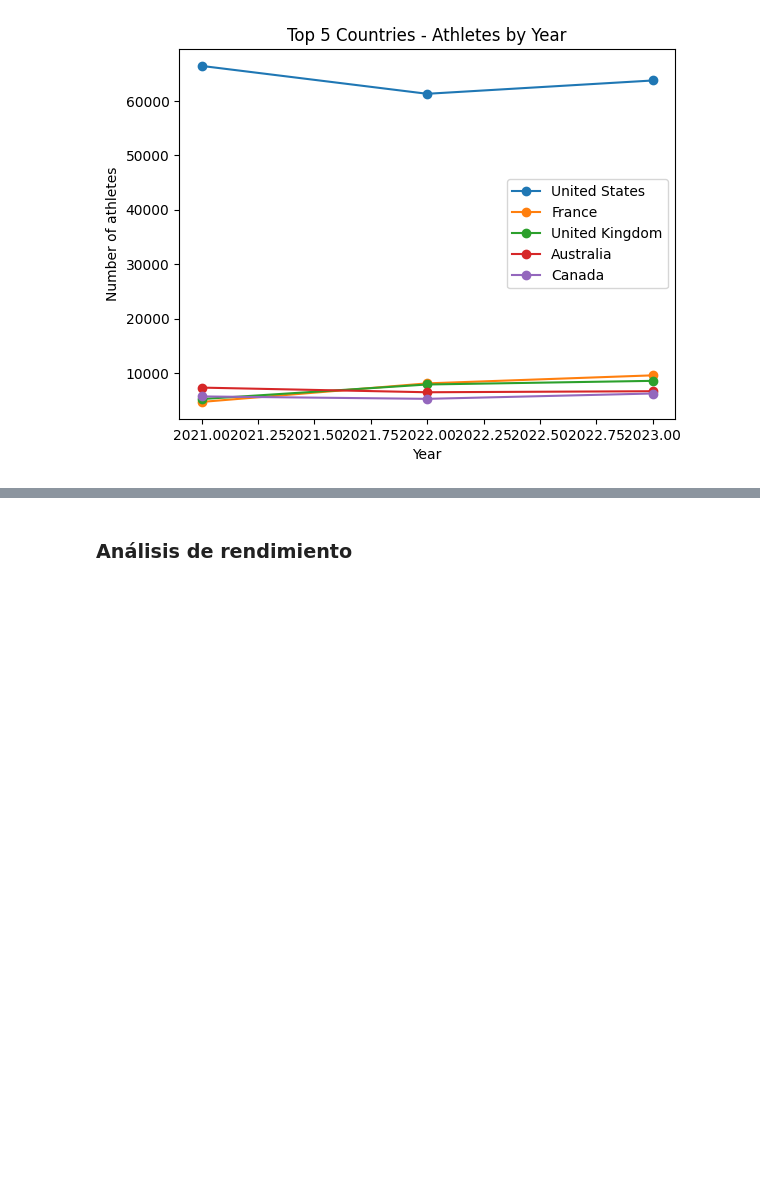
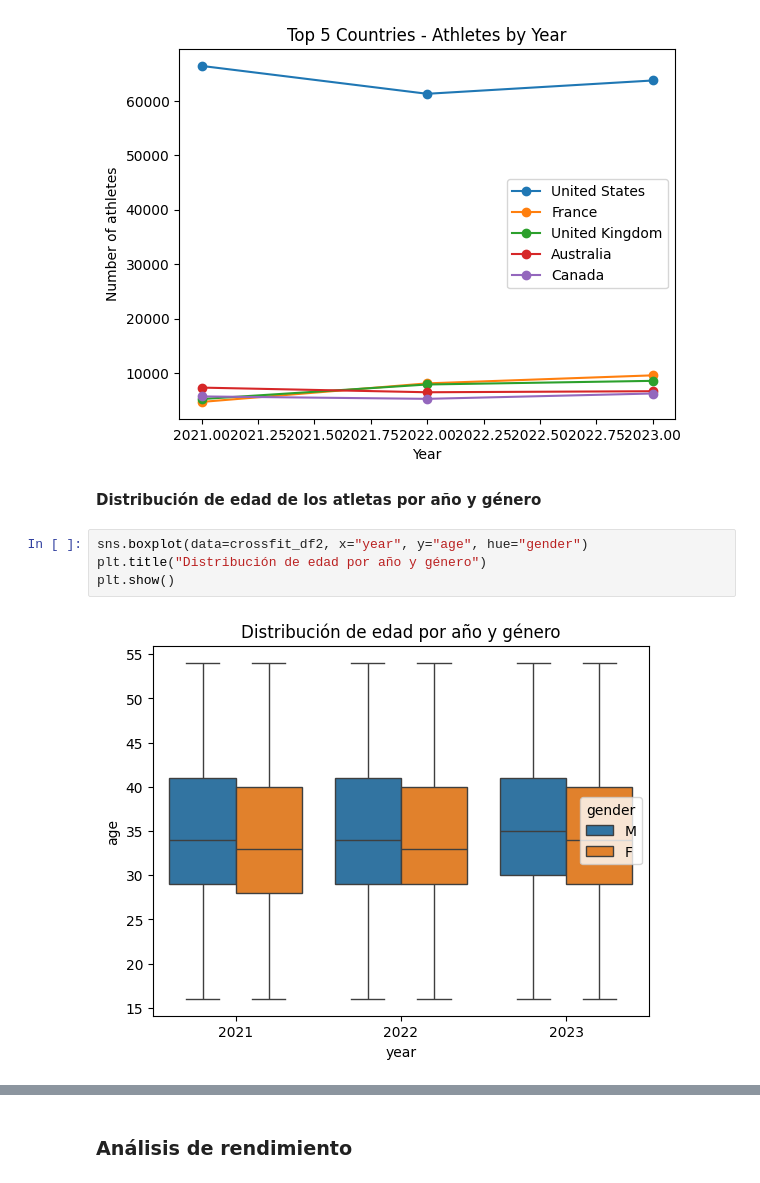
Before and after one commit to viictorhp/EDA-analysis-first-project, a Jupyter notebook: notebooks/edaanalysis2.ipynb, the cells around one changed output, grey strips where cells are left out. Drawn from its saved outputs; the diff is of its cells as text; blank space fills up the shorter version.

```diff
--- a/notebooks/edaanalysis2.ipynb
+++ b/notebooks/edaanalysis2.ipynb
@@ -160,3 +188,11 @@ plt.legend()
 plt.show()
 # %% [output]
 [figure]
+# %% [markdown]
+**Distribución de edad de los atletas por año y género**
+# %%
+sns.boxplot(data=crossfit_df2, x="year", y="age", hue="gender")
+plt.title("Distribución de edad por año y género")
+plt.show()
+# %% [output]
+[figure, added]
```
Also changed, not shown: parts of 18 cells of this notebook, 3 other files.
